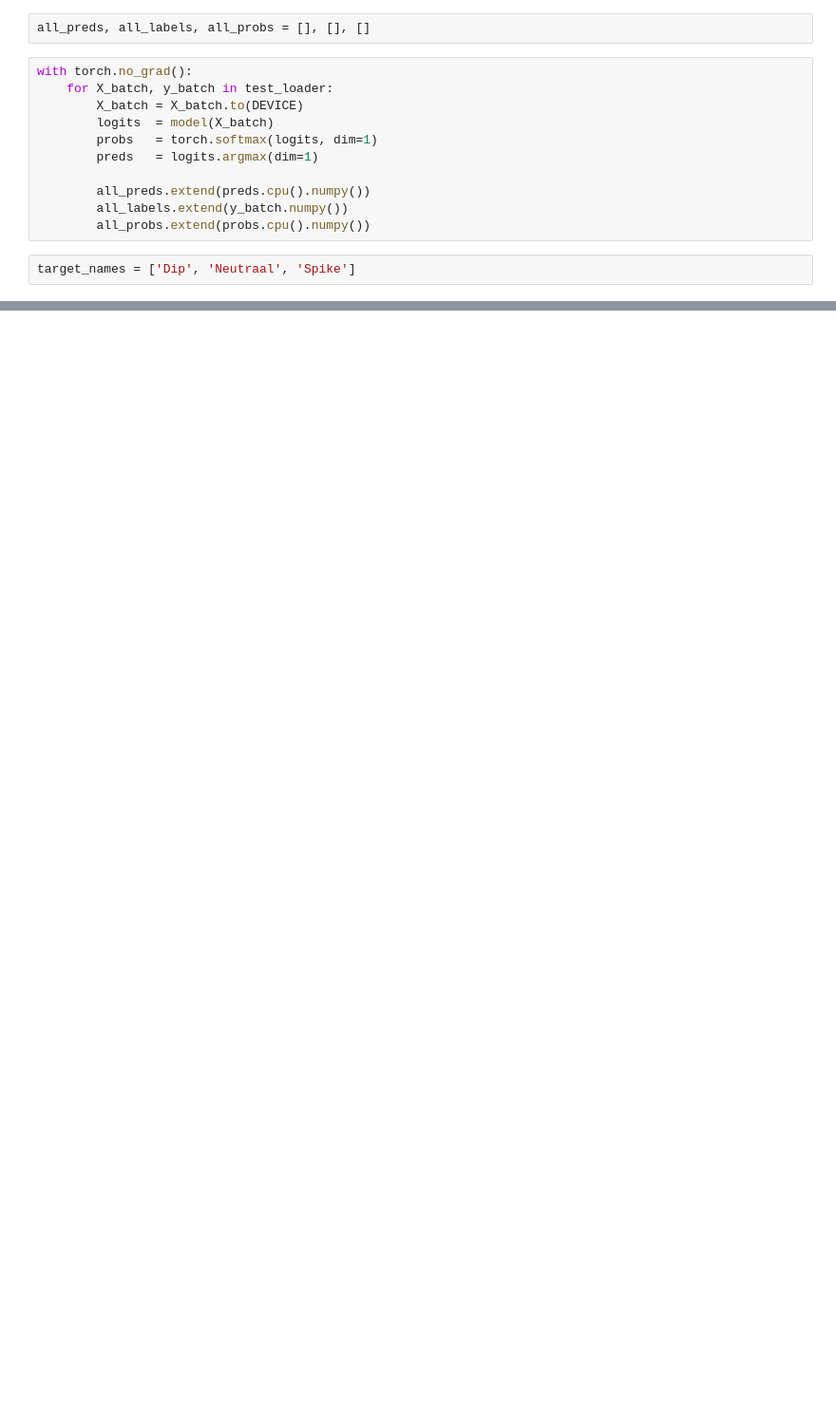
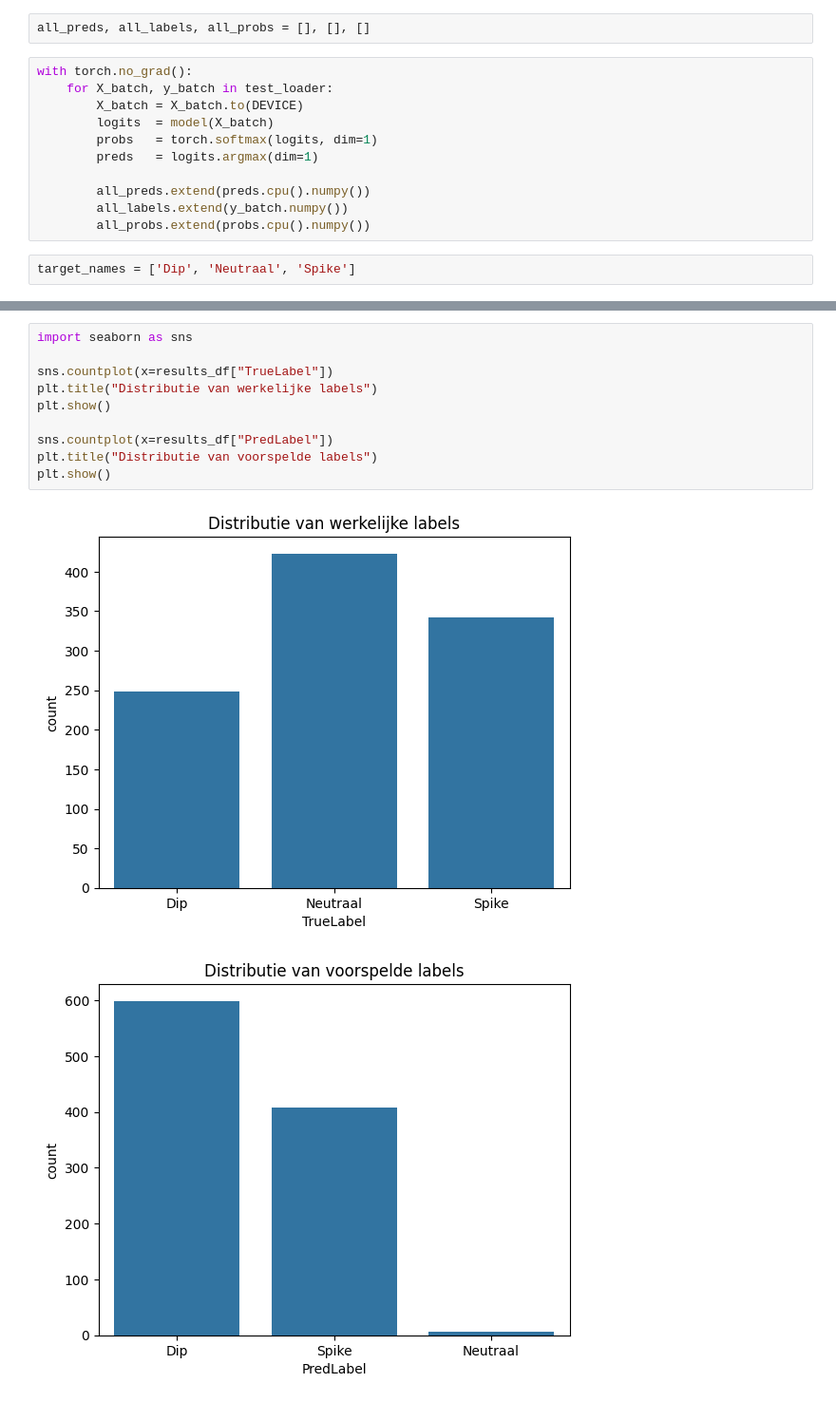
Before and after one commit to LuizVerheyen/BachelorProef2026, a Jupyter notebook: model/trainer.ipynb, the cells around one changed output, grey strips where cells are left out. Shown at 95% size. Saved outputs shown, nothing was run; the diff lists cells and outputs as text; blank space fills up the shorter version.

```diff
--- a/model/trainer.ipynb
+++ b/model/trainer.ipynb
@@ -484,0 +576,13 @@ plt.show()
+# %%
+import seaborn as sns
+
+sns.countplot(x=results_df["TrueLabel"])
+plt.title("Distributie van werkelijke labels")
+plt.show()
+
+sns.countplot(x=results_df["PredLabel"])
+plt.title("Distributie van voorspelde labels")
+plt.show()
+# %% [output]
+[figure, added]
+[figure, added]
```
Also changed, not shown: parts of 24 cells of this notebook, 7 other files.
